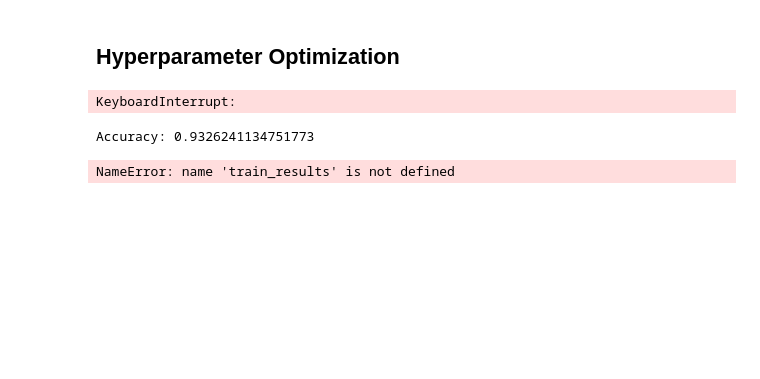
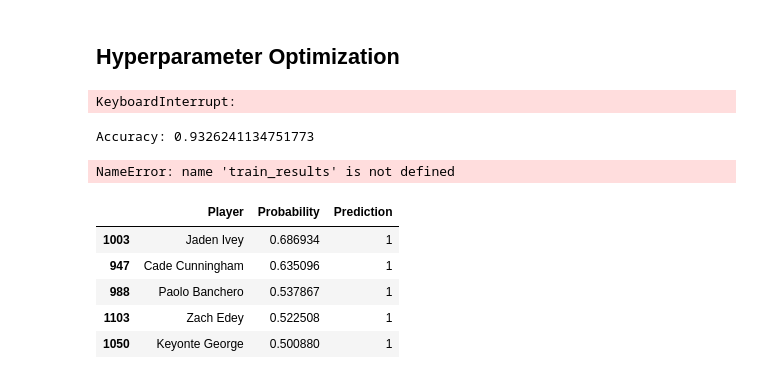
Before and after one commit to jkenzak/nbadraft, a Jupyter notebook: notebooks/04_modeling.ipynb, the cells around one changed output. Drawn from its saved outputs; the diff is of its cells as text; code cells hidden in the pictures; blank space fills up the shorter version.

```diff
--- a/notebooks/04_modeling.ipynb
+++ b/notebooks/04_modeling.ipynb
@@ -126,0 +150,18 @@ This is certainly an improvement, but not enough to use.
+# %%
+param_grid = {
+    'max_depth': [80, 90, 100, 110],
+    'max_features': ['sqrt', 'log2'],
+    'min_samples_leaf': [3, 4, 5],
+    'min_samples_split': [8, 10, 12],
+    #'n_estimators': [10, 50, 100, 500]
+}
+
+model = RandomForestClassifier(random_state=47,
+                              criterion='gini',
+                              class_weight='balanced')
+
+CV_model = GridSearchCV(estimator=model, param_grid=param_grid,
+                        cv=5, scoring='f1', n_jobs=-1)
+
+CV_model.fit(X_train, y_train)
+CV_model.best_params_
@@ -126,0 +170,16 @@ This is certainly an improvement, but not enough to use.
+# %%
+model = RandomForestClassifier(random_state=47,
+                              criterion='gini',
+                              n_estimators=30,
+                              class_weight='balanced',
+                              max_depth=80,
+                              max_features='sqrt',
+                              min_samples_leaf=3,
+                              min_samples_split=12)
+model.fit(X_train, y_train)
+
+predicted = model.predict(X_test)
+probs = model.predict_proba(X_test)
+
+print(classification_report(y_test, predicted))
+print(confusion_matrix(y_test, predicted))
@@ -161,16 +232,25 @@ allstar_results.to_csv('../results/training_results.csv', index=False)
 # %% [output]
 NameError: name 'train_results' is not defined
 # %%
-test_df = df.query("`Draft Year` > 2020")
+test_df = df.query("`Draft Year` >= 2020")
 # %%
 X_newtest = test_df.drop(['Player', 'Draft Year', 'Team', 'All-Star'], axis=1)
 y_proba = model.predict_proba(X_newtest)[:, 1]
-threshold = 0.2
+threshold = 0.5
 y_pred = (y_proba >= threshold).astype(int)
 results = pd.DataFrame({'Player': test_df['Player'],
                        'Probability': y_proba,
                        'Prediction': y_pred})
 allstar_results = results.query('Prediction == 1').sort_values(by='Probability', ascending=False)
+# %%
+allstar_results
+# %% [output]
+|  | Player | Probability | Prediction |
+| 1003 | Jaden Ivey | 0.686934 | 1 |
+| 947 | Cade Cunningham | 0.635096 | 1 |
+| 988 | Paolo Banchero | 0.537867 | 1 |
+| 1103 | Zach Edey | 0.522508 | 1 |
+| 1050 | Keyonte George | 0.500880 | 1 |
 # %%
 results.to_csv('../results/results.csv', index=False)
 allstar_results.to_csv('../results/allstars.csv', index=False)
```
Also changed, not shown: parts of 7 cells of this notebook, 3 other files.
